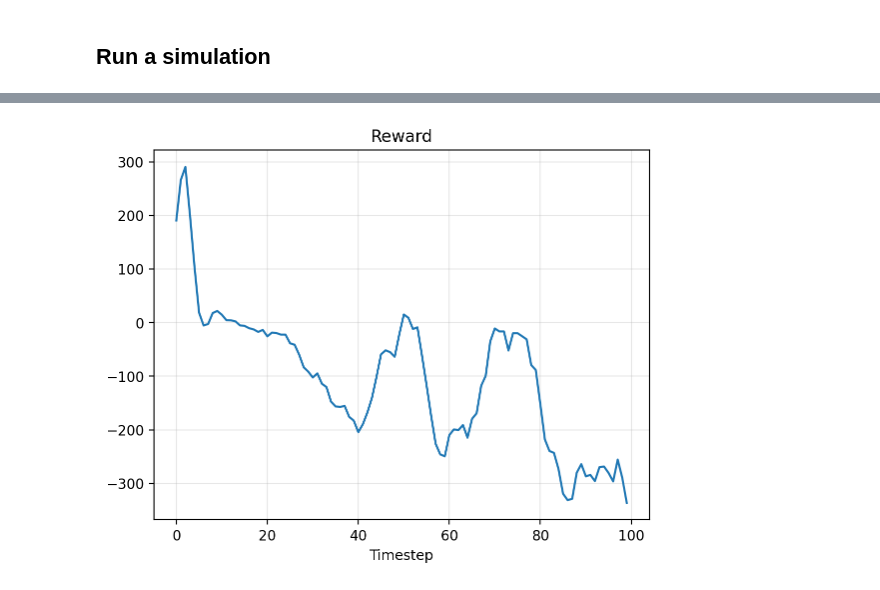
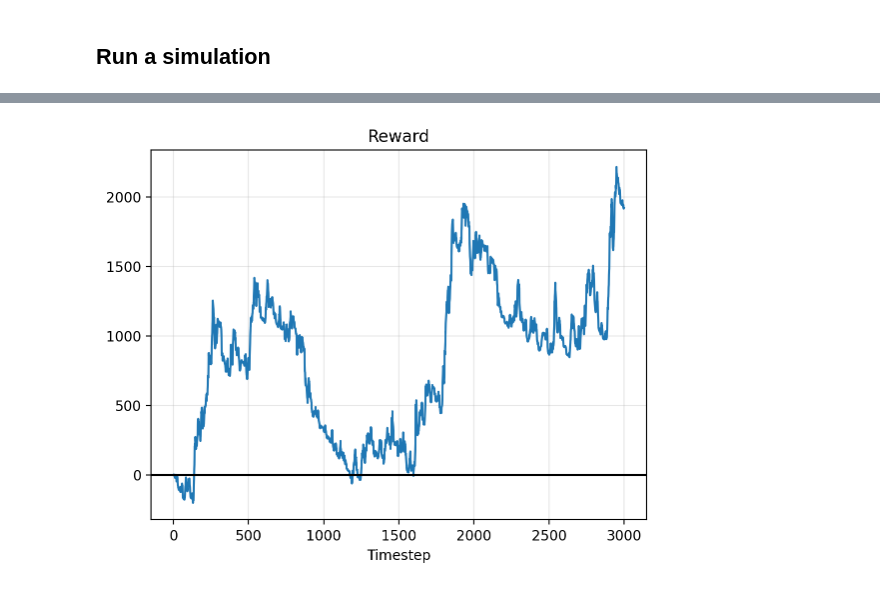
Before and after one commit to sapienzaio/online-ml-finance, a Jupyter notebook: 06-reinforcement-learning/price-impact-signal.ipynb, the cells around one changed output, grey strips where cells are left out. Saved outputs shown, nothing was run; the diff lists cells and outputs as text; code cells hidden in the pictures.

```diff
--- a/06-reinforcement-learning/price-impact-signal.ipynb
+++ b/06-reinforcement-learning/price-impact-signal.ipynb
@@ -253,6 +258,6 @@ def action_value_function(
 
     return value_est.sum()
 # %%
-values_signals = np.arange(-MAX_SIGNAL, MAX_SIGNAL + 1)
+values_signals = bins_signal.copy()
 values_inventory = np.arange(-MAX_INVENTORY, MAX_INVENTORY + 1)
 actions = np.arange(-MAX_ACTION, MAX_ACTION + 1)
@@ -359,7 +361,7 @@ def value_iteration(
 # %%
 %%time
 value_function = np.zeros((
-    2 * MAX_SIGNAL  + 1,
+    len(bins_signal),
     2 * MAX_INVENTORY + 1,
 ))
 
@@ -426,9 +428,7 @@ def price_step(price, signal, action, sigma, sigma_signal, delta, price_impact,
     signal_next = (
         signal * kappa_hat + sigma_signal * np.sqrt(delta) * sign_signal
     )
-    # signal_next = np.round(signal_next, 0.0)
-    signal_next = clip(signal_next, -MAX_SIGNAL, MAX_SIGNAL)
-
+    signal_next = bins_signal[np.digitize(signal_next, bins_signal)]
 
     pr = sigmoid(action * price_impact)
     sign = np.random.uniform() > 1 - pr
@@ -439,13 +439,13 @@ def price_step(price, signal, action, sigma, sigma_signal, delta, price_impact,
     price_next = clip(price_next, 0.0, MAX_PRICE)
     return price_next, signal_next
 # %%
-signal = 0
+signal = 0.0
 price = 10
-inventory = 50
-cash = 10
+inventory = 0
+cash = 0
 sigma = sigma_signal = delta = 1.0
 
-steps = 100
+steps = 3000
 price_hist = np.zeros(steps)
 action_hist = np.zeros(steps)
 reward_hist = np.zeros(steps)
@@ -453,21 +453,27 @@ inventory_hist = np.zeros(steps)
 cash_hist = np.zeros(steps)
 signal_hist = np.zeros(steps)
 
-np.random.seed(314)
+np.random.seed(314159)
 for t in range(steps):
-    signal_ix, inventory_ix = state_to_position(np.array([signal]), inventory)
+    signal_ix = np.digitize(signal, bins_signal)
+    _, inventory_ix = state_to_position(np.array([signal]), inventory)
     action = action_function[signal_ix, inventory_ix].item()
 
 
     cash = cash - action * (price + temporary_price_impact * action)
-    price, signal = price_step(
+    price_new, signal = price_step(
         price, signal, action, sigma=sigma, sigma_signal=sigma_signal,
         delta=delta, price_impact=price_impact, kappa_hat=kappa_hat,
     )
-
+    price_change, price = price_new - price, price_new
     inventory = inventory + action
 
-    reward = cash + inventory * price - inventory_aversion * inventory ** 2
+    reward = (
+        + inventory * price_change
+        - (temporary_price_impact + inventory_aversion) * action ** 2
+        - 2 * inventory_aversion * action * (inventory - action)
+
+    )
 
     price = clip(price, 0.0, MAX_PRICE)
     inventory = clip(inventory, -MAX_INVENTORY, MAX_INVENTORY)
@@ -497,7 +521,8 @@ for ax, label in zip(axs, labels):
 # %%
-plt.plot(reward_hist)
+plt.plot(reward_hist.cumsum())
 plt.title("Reward")
 plt.xlabel("Timestep")
+plt.axhline(y=0, c="black")
 plt.grid(alpha=0.3)
 # %% [output]
-[figure, old version]
+[figure, new version]
```
Also changed, not shown: parts of 20 cells of this notebook.
